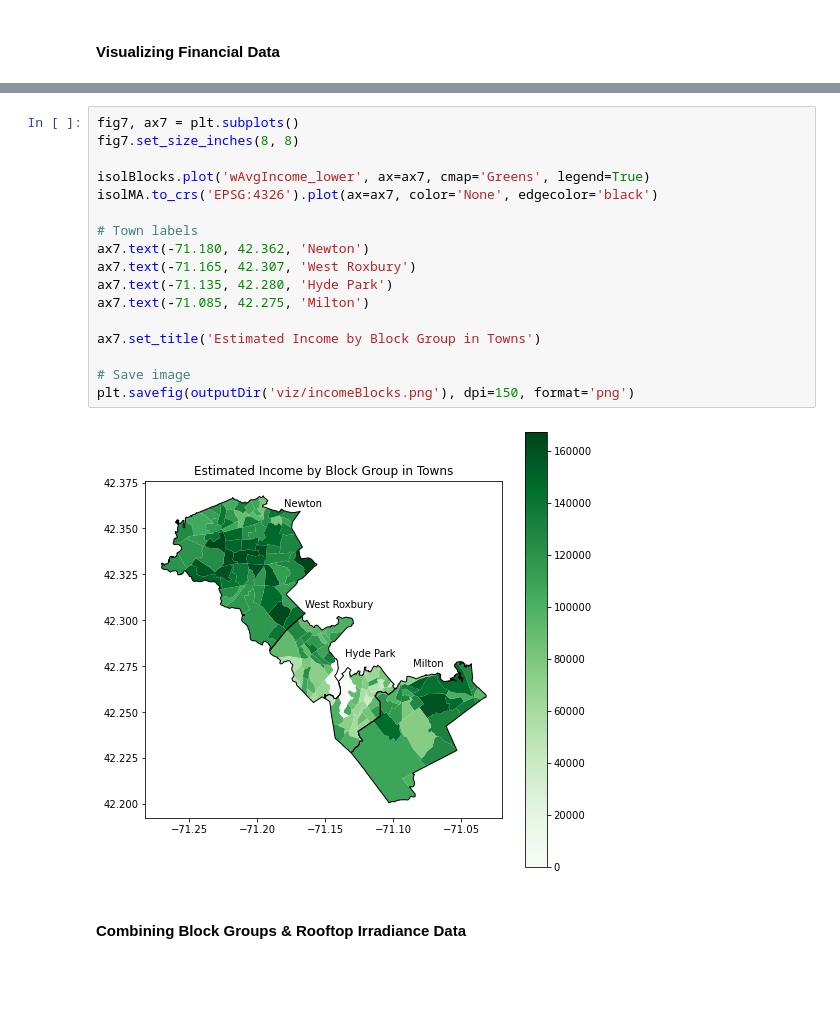
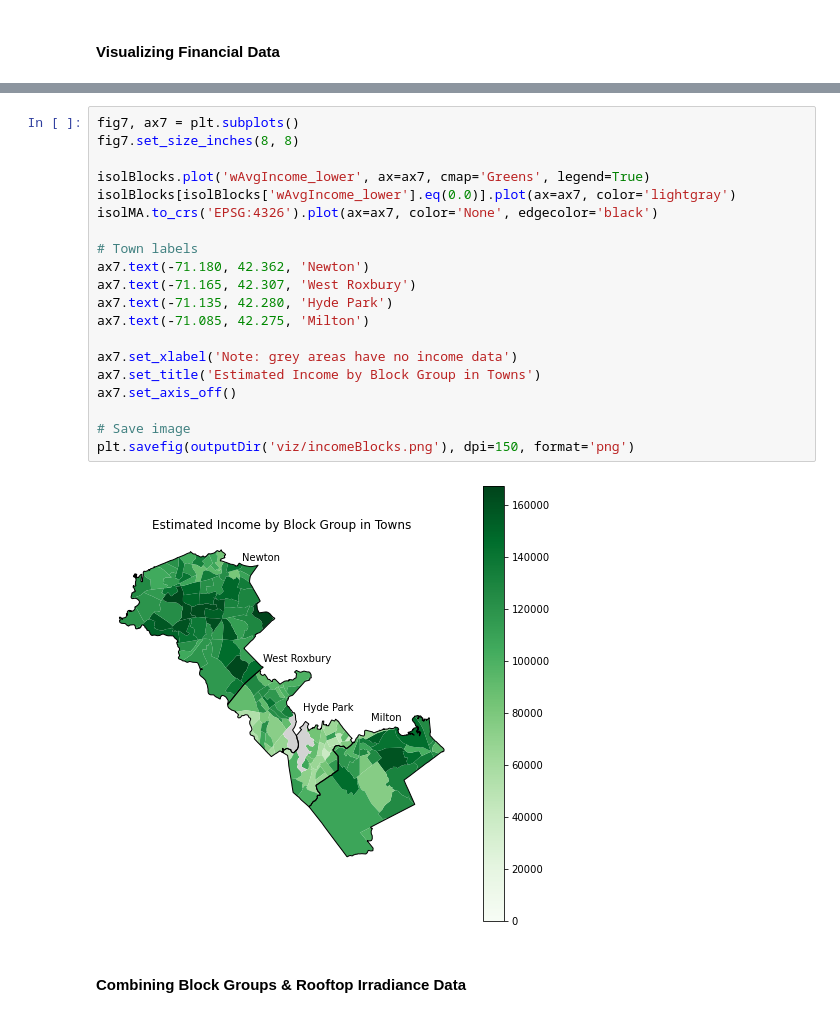
Before and after one commit to ghostpress/ma-solar, a Jupyter notebook: code/initViz.ipynb, the cells around one changed output, grey strips where cells are left out. Cells and saved outputs as stored; diff of their text form; blank space fills up the shorter version.

```diff
--- a/code/initViz.ipynb
+++ b/code/initViz.ipynb
@@ -1010,22 +1019,25 @@ isolBlocks.to_file(dataDir('incomeALL/incomeBlocksGeometries.shp'))
 # %%
 fig7, ax7 = plt.subplots()
 fig7.set_size_inches(8, 8)
 
 isolBlocks.plot('wAvgIncome_lower', ax=ax7, cmap='Greens', legend=True)
+isolBlocks[isolBlocks['wAvgIncome_lower'].eq(0.0)].plot(ax=ax7, color='lightgray')
 isolMA.to_crs('EPSG:4326').plot(ax=ax7, color='None', edgecolor='black')
 
 # Town labels
 ax7.text(-71.180, 42.362, 'Newton')
 ax7.text(-71.165, 42.307, 'West Roxbury')
 ax7.text(-71.135, 42.280, 'Hyde Park')
 ax7.text(-71.085, 42.275, 'Milton')
 
+ax7.set_xlabel('Note: grey areas have no income data')
 ax7.set_title('Estimated Income by Block Group in Towns')
+ax7.set_axis_off()
 
 # Save image
 plt.savefig(outputDir('viz/incomeBlocks.png'), dpi=150, format='png')
 # %% [output]
-[figure, old version]
+[figure, new version]
 # %% [markdown]
 #### Combining Block Groups & Rooftop Irradiance Data
 # %%
```
Also changed, not shown: parts of 12 cells of this notebook.
